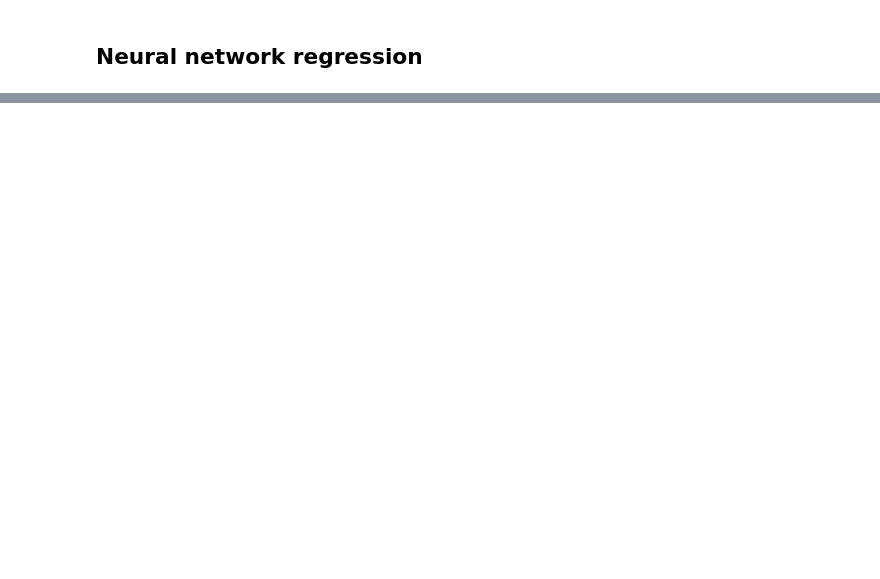
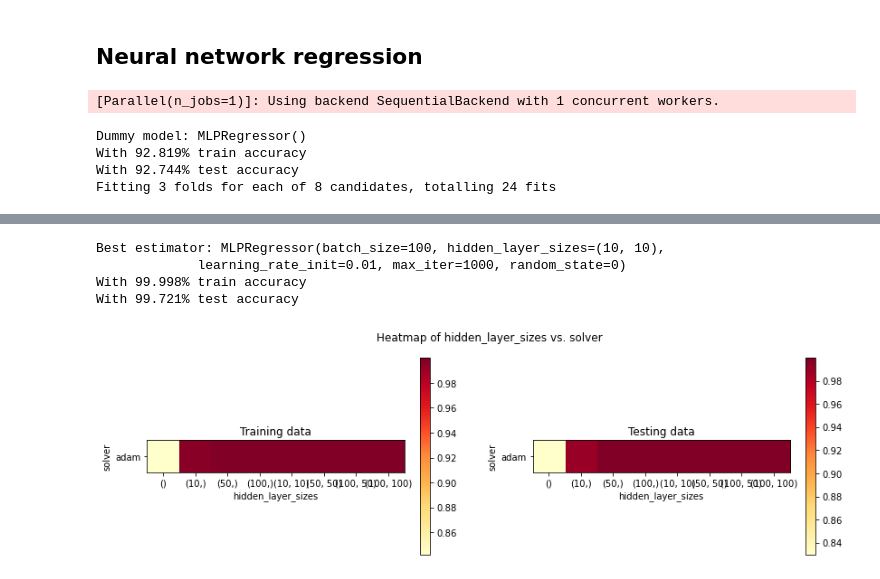
Before and after one commit to PBMocha/COMP432-MLProject, a Jupyter notebook: regression/BikeSharing.ipynb, the cells around one changed output, grey strips where cells are left out. Cells and saved outputs as stored; diff of their text form; code cells hidden in the pictures; blank space fills up the shorter version.

```diff
--- a/regression/BikeSharing.ipynb
+++ b/regression/BikeSharing.ipynb
@@ -168,7 +228,7 @@ plot_gridsearch_1(gs_gpr, alpha_gpr, 'alpha')
 # %%
 # Test a few different hyperparameters for Neural Network Regression: hidden_layer_sizes, solver
 hl_vals = [(),(10,),(50,),(100,),(10,10),(50,50),(100,50),(100,100)]
-solv_vals = ['sgd','adam']
+solv_vals = ['adam']
 param_grid_nnr = {'hidden_layer_sizes' : hl_vals, 'solver' : solv_vals}
 
 # Train a dummy Neural Net model with default values
@@ -179,3 +239,9 @@ gs_nn = grid_search(X_trn, y_trn, X_tst, y_tst, sklearn.neural_network.MLPRegres
 
 # Plot heatmap of the gridsearch
 plot_gridsearch_2(gs_nn, hl_vals, solv_vals, 'hidden_layer_sizes', 'solver')
+# %% [output]
+[Parallel(n_jobs=1)]: Using backend SequentialBackend with 1 concurrent workers.
+Dummy model: MLPRegressor()
+With 92.819% train accuracy
+With 92.744% test accuracy
+Fitting 3 folds for each of 8 candidates, totalling 24 fits
@@ -181,0 +249,5 @@ plot_gridsearch_2(gs_nn, hl_vals, solv_vals, 'hidden_layer_sizes', 'solver')
+Best estimator: MLPRegressor(batch_size=100, hidden_layer_sizes=(10, 10),
+             learning_rate_init=0.01, max_iter=1000, random_state=0)
+With 99.998% train accuracy
+With 99.721% test accuracy
+[figure, added]
```
Also changed, not shown: parts of 9 cells of this notebook, 1 other file.
